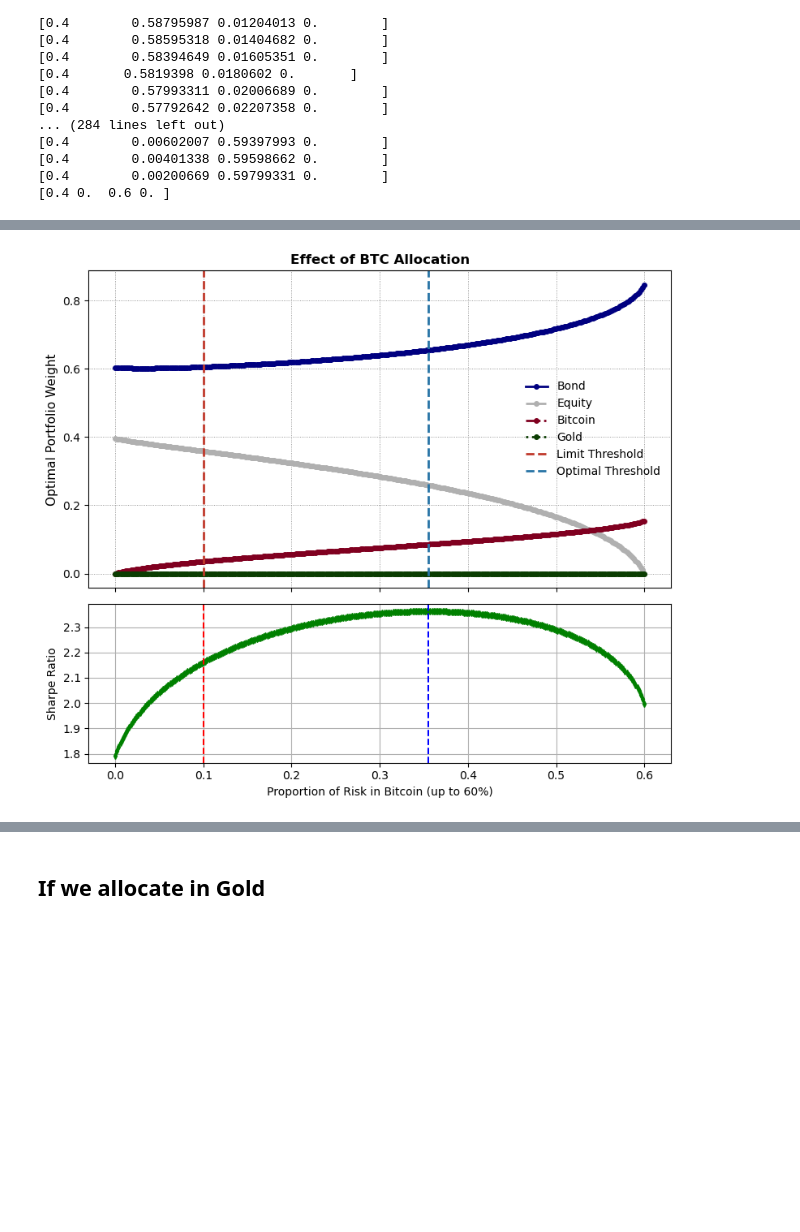
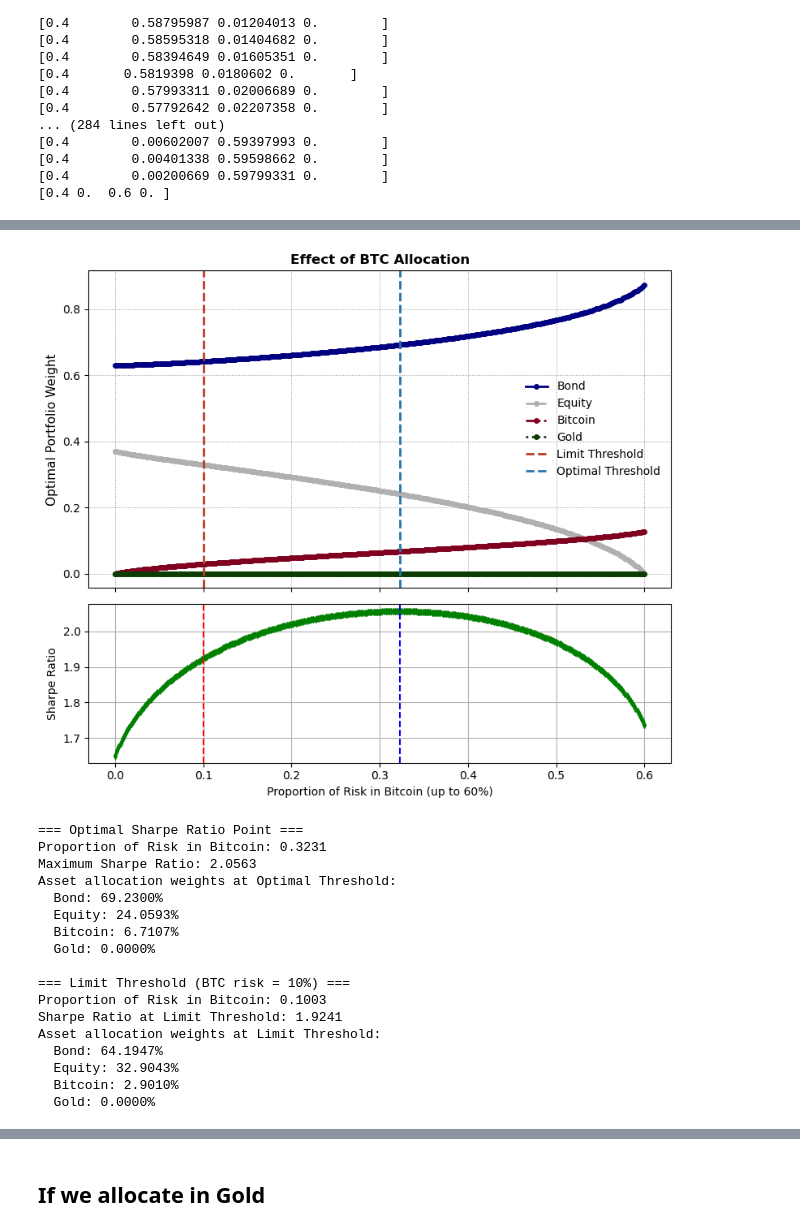
Before and after one commit to gothchico/multi-asset-with-bitcoin, a Jupyter notebook: risk-budgeting-portfolio.ipynb, the cells around one changed output, grey strips where cells are left out. Drawn from its saved outputs; the diff is of its cells as text; code cells hidden in the pictures; blank space fills up the shorter version.

```diff
--- a/risk-budgeting-portfolio.ipynb
+++ b/risk-budgeting-portfolio.ipynb
@@ -205,16 +209,12 @@ $
 # %% [markdown]
 ## Calculation of Return Statistics
 # %%
-Sigma = returns["2023":"2024"].cov().values  # Covariance matrix
-mu    = returns["2023":"2024"].mean().values # Average daily returns
+Sigma = returns["2023":"2025"].cov().values  # Covariance matrix
+mu    = returns["2023":"2025"].mean().values # Average daily returns
 
 assets = ['Bond', 'Equity', 'Bitcoin', 'Gold']
 idx_btc  = assets.index('Bitcoin')
 idx_gold = assets.index('Gold')
-
-# Function to annualize a daily return (assuming ~252 trading days)
-def annualized_return(daily_mean_return):
-    return daily_mean_return * 252
 # %%
 # Calculate daily volatility (standard deviation of each asset)
 vol_daily = np.sqrt(np.diag(Sigma))  # Square root of the diagonal of the covariance matrix
@@ -342,6 +360,7 @@ sharpe_ratios = [(ret - risk_free_rate) / vol for ret, vol in zip(retsBTC, volsB
 limit_threshold = 0.1  # Risk allocation limit
 optimal_threshold_index = np.argmax(sharpe_ratios)  # Index of the maximum Sharpe ratio
 optimal_threshold = btc_risk_allocations[optimal_threshold_index]  # Corresponding value
+
 
 # Create figure and axes
 fig, axs = plt.subplots(2, 1, figsize=(8, 7), sharex=True, gridspec_kw={'height_ratios': [2, 1]})
@@ -349,34 +368,74 @@ fig, axs = plt.subplots(2, 1, figsize=(8, 7), sharex=True, gridspec_kw={'height_
 line_styles = ['-', '--', '-.', ':']  # Different line styles
 colors = ["#000080", "#B0B0B0", "#800020", "#0B3D02"]
 
 # Plot the evolution of optimal weights
 for i, (asset, color, style) in enumerate(zip(assets, colors, line_styles)):
     axs[0].plot(btc_risk_allocations, weights_mat[:, i], marker='o', linestyle=style,
                 color=color, linewidth=2, label=asset, markersize=4)
 
 # Customize the chart
 axs[0].set_ylabel('Optimal Portfolio Weight', fontsize=11)
 axs[0].set_title('Effect of BTC Allocation', fontsize=12, fontweight='bold')
 axs[0].axvline(limit_threshold, color='#C0392B', linestyle='--', linewidth=2, label="Limit Threshold")  # Dark red
 axs[0].axvline(optimal_threshold, color='#2874A6', linestyle='--', linewidth=2, label="Optimal Threshold")  # Refined blue
 axs[0].legend(frameon=False, fontsize=10)
 axs[0].grid(color="gray", linestyle=":", linewidth=0.6)
 axs[0].tick_params(labelbottom=False)  # Hide X-axis labels on the top plot
 
 # Plot the Sharpe Ratio
 axs[1].plot(btc_risk_allocations, sharpe_ratios, 'd--', color='green', label="Sharpe Ratio", markersize=4)
 axs[1].axvline(limit_threshold, color='red', linestyle='--', label="Limit Threshold")
 axs[1].axvline(optimal_threshold, color='blue', linestyle='--', label="Optimal Threshold")
 axs[1].set_xlabel('Proportion of Risk in Bitcoin (up to 60%)')
 axs[1].set_ylabel('Sharpe Ratio')
 
 axs[1].grid(True)
 
 # Adjust layout and display
 plt.tight_layout()
 plt.show()
+
+# Print detailed information for Optimal Threshold (Maximum Sharpe Ratio)
+optimal_weights = weights_mat[optimal_threshold_index]
+optimal_sharpe = sharpe_ratios[optimal_threshold_index]
+
+print("\n=== Optimal Sharpe Ratio Point ===")
+print(f"Proportion of Risk in Bitcoin: {optimal_threshold:.4f}")
+print(f"Maximum Sharpe Ratio: {optimal_sharpe:.4f}")
+print("Asset allocation weights at Optimal Threshold:")
+for asset, weight in zip(assets, optimal_weights):
+    print(f"  {asset}: {weight:.4%}")
+
+# Print detailed information for Limit Threshold (0.1 BTC Risk Allocation)
+limit_index = np.argmin(np.abs(np.array(btc_risk_allocations) - limit_threshold))
+limit_weights = weights_mat[limit_index]
+limit_sharpe = sharpe_ratios[limit_index]
+
+print("\n=== Limit Threshold (BTC risk = 10%) ===")
+print(f"Proportion of Risk in Bitcoin: {btc_risk_allocations[limit_index]:.4f}")
+print(f"Sharpe Ratio at Limit Threshold: {limit_sharpe:.4f}")
+print("Asset allocation weights at Limit Threshold:")
+for asset, weight in zip(assets, limit_weights):
+    print(f"  {asset}: {weight:.4%}")
 # %% [output]
-[figure, old version]
+[figure, new version]
+=== Optimal Sharpe Ratio Point ===
+Proportion of Risk in Bitcoin: 0.3231
+Maximum Sharpe Ratio: 2.0563
+Asset allocation weights at Optimal Threshold:
+  Bond: 69.2300%
+  Equity: 24.0593%
+  Bitcoin: 6.7107%
+  Gold: 0.0000%
+
+=== Limit Threshold (BTC risk = 10%) ===
+Proportion of Risk in Bitcoin: 0.1003
+Sharpe Ratio at Limit Threshold: 1.9241
+Asset allocation weights at Limit Threshold:
+  Bond: 64.1947%
+  Equity: 32.9043%
+  Bitcoin: 2.9010%
+  Gold: 0.0000%
 # %%
 df_weights = pd.DataFrame(weights_mat, columns=assets)
 df_weights.insert(0, "BTC Risk Allocation", btc_risk_allocations)
```
Also changed, not shown: parts of 28 cells of this notebook.
